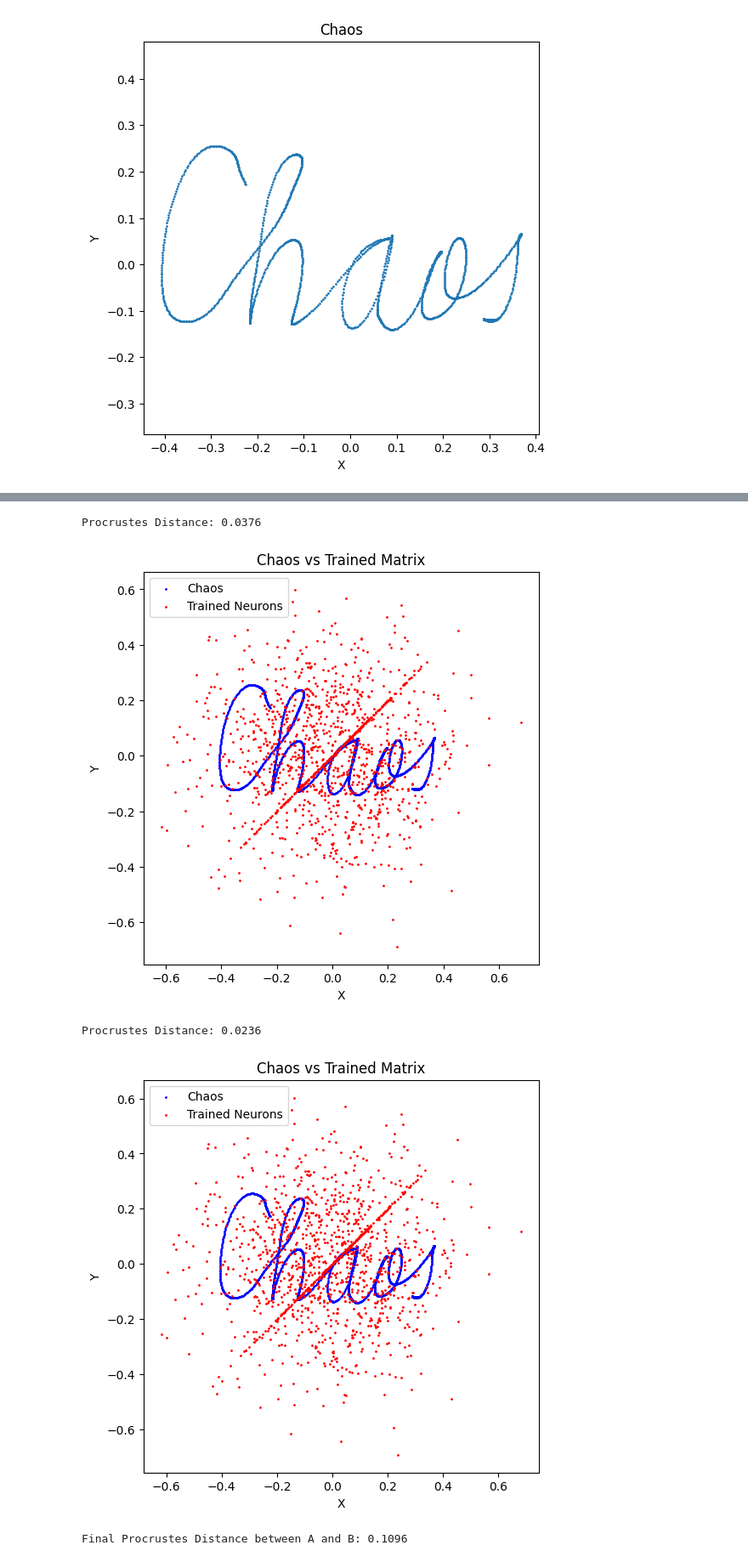
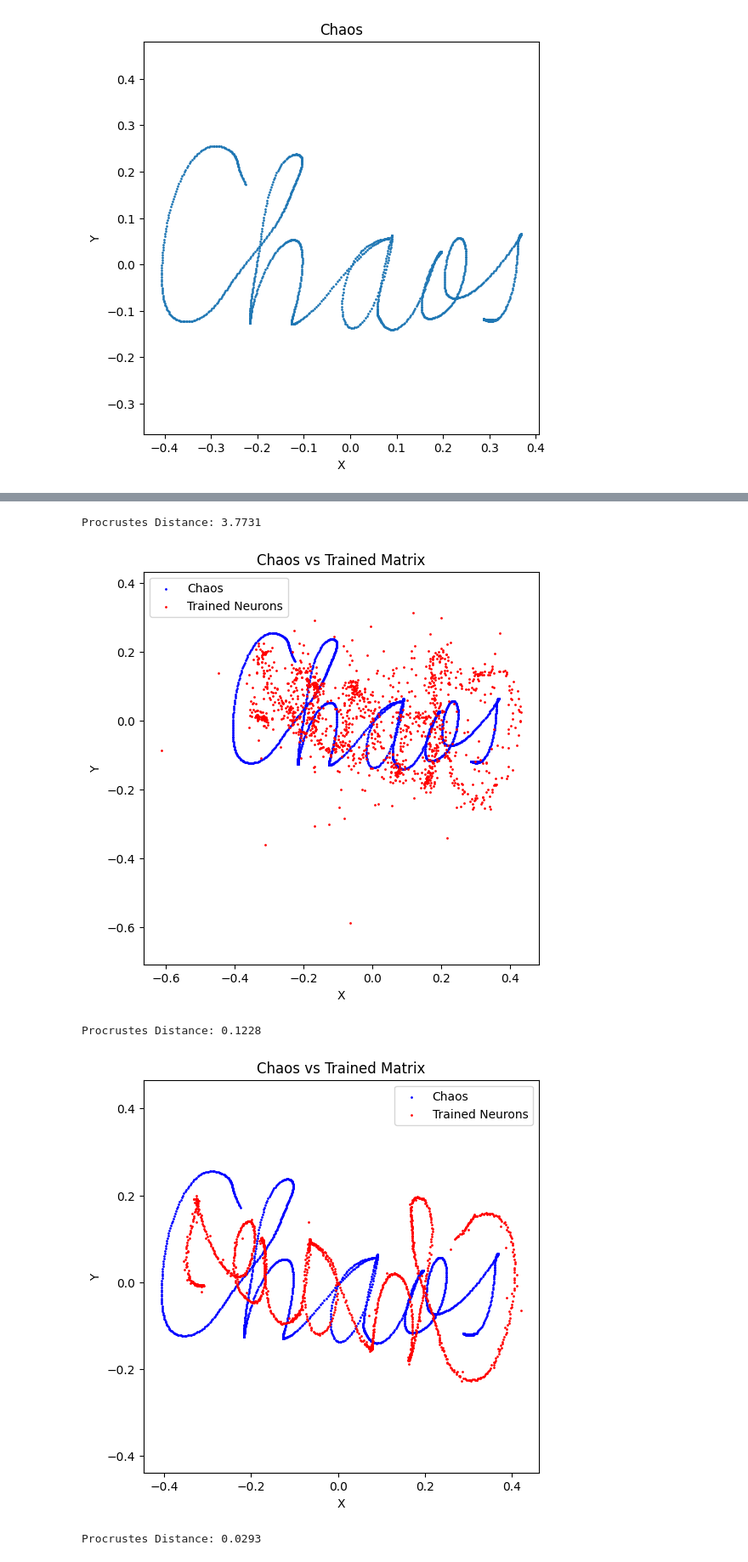
Before and after one commit to Equite774/SerreLabExercises, a Jupyter notebook: align_matrix_model.ipynb, the cells around one changed output, grey strips where cells are left out. Shown at 85% size. Drawn from its saved outputs; the diff is of its cells as text; code cells hidden in the pictures.

Commit message:
fixed Procustes Distance and also ran all the sanity checks

```diff
--- a/align_matrix_model.ipynb
+++ b/align_matrix_model.ipynb
@@ -7,17 +8,21 @@ import matplotlib.pyplot as plt
 import sys
 sys.path.append("..")
 from Procrustes import ProcrustesDistance
-# %%
-n = 16
-t = 32
-M = torch.randn(n, t)
 # %%
-N = torch.zeros(n, t, requires_grad=True)
 # Make N look like M
-def train(N, M, epochs=750):
+def train_2d_to_2d(N, M, epochs=750):
     optimizer = torch.optim.Adam([N], lr=1e-2)
     metric = ProcrustesDistance()
 
+    plt.figure(figsize=(6, 6))
+    plt.scatter(M[:, 0], M[:, 1], s=1, label='Chaos', color='blue')
+    plt.scatter(N.detach()[:, 0], N.detach()[:, 1], s=1, label='Trained Neurons', color='red')
+    plt.title("Chaos vs Trained Matrix")
+    plt.xlabel("X")
+    plt.ylabel("Y")
+    plt.axis('equal')
+    plt.legend()
+    plt.show()
     for i in range(epochs):
         optimizer.zero_grad()
         loss = metric(N, M)
@@ -26,8 +31,8 @@ def train(N, M, epochs=750):
         if i % 50 == 0:
             print(f"Procrustes Distance: {loss.item():.4f}")
             plt.figure(figsize=(6, 6))
-            plt.scatter(M[0, :], M[1, :], s=1, label='Chaos', color='blue')
-            plt.scatter(N.detach()[0, :], N.detach()[1, :], s=1, label='Trained Neurons', color='red')
+            plt.scatter(M[:, 0], M[:, 1], s=1, label='Chaos', color='blue')
+            plt.scatter(N.detach()[:, 0], N.detach()[:, 1], s=1, label='Trained Neurons', color='red')
             plt.title("Chaos vs Trained Matrix")
             plt.xlabel("X")
             plt.ylabel("Y")
@@ -36,6 +41,6 @@ def train(N, M, epochs=750):
             plt.show()
     print(f"Final Procrustes Distance between A and B: {metric(N, M).item():.4f}")
 # %%
-chaos = torch.tensor(pd.read_csv("chaos_cursive.csv", header=None).to_numpy(), dtype=torch.float32)
+chaos = torch.tensor(pd.read_csv("chaos_cursive.csv", header=None).to_numpy(), dtype=torch.float64).T
 print(f"Chaos shape: {chaos.shape}")
 # %% [output]
@@ -54,6 +59,7 @@ visualize(chaos, "Chaos")
 # %% [output]
 [figure]
 # %%
-neurons = torch.normal(mean=0, std=0.2, size=(2, 1322), requires_grad=True)
-train(neurons, torch.tensor(chaos, dtype=torch.float32), epochs=200)
+neurons = torch.normal(mean=0, std=0.3, size=(1322, 2), requires_grad=True)
+print(neurons.shape, chaos.shape)
+train_2d_to_2d(neurons, torch.tensor(chaos, dtype=torch.float32), epochs=200)
 # %% [output]
@@ -64,5 +70,5 @@ Procrustes Distance: 0.0069
-Procrustes Distance: 0.0376
+Procrustes Distance: 3.7731
-[figure, old version]
+[figure, new version]
-Procrustes Distance: 0.0236
+Procrustes Distance: 0.1228
-[figure, old version]
+[figure, new version]
-Final Procrustes Distance between A and B: 0.1096
+Procrustes Distance: 0.0293
```
Also changed, not shown: parts of 13 cells of this notebook, 2 other files.
